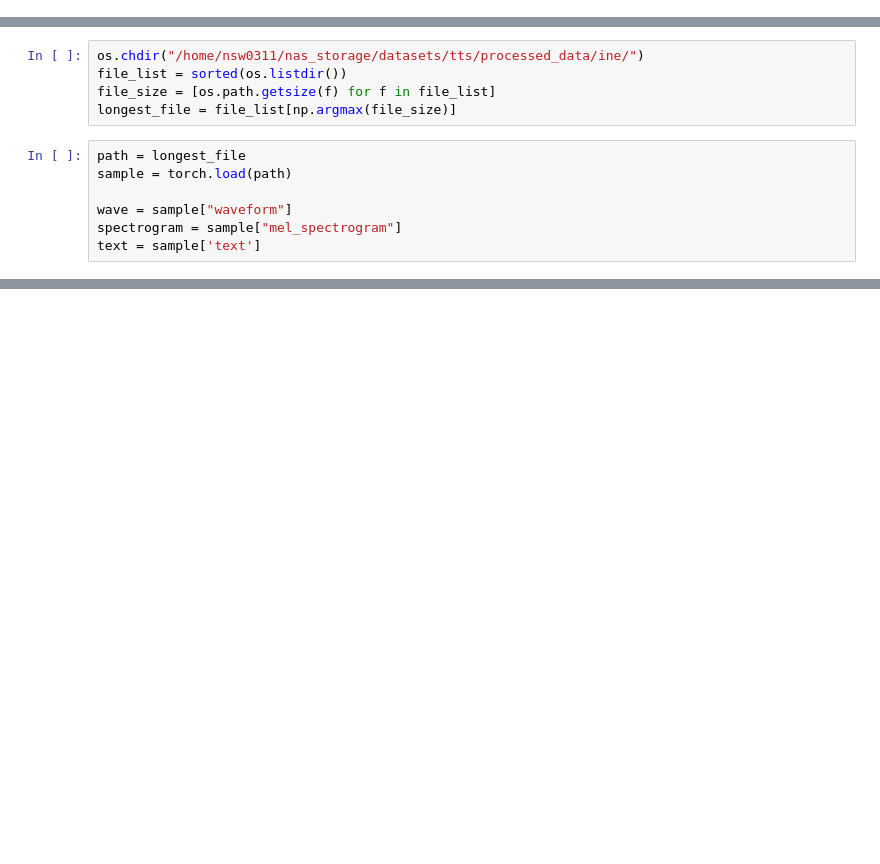
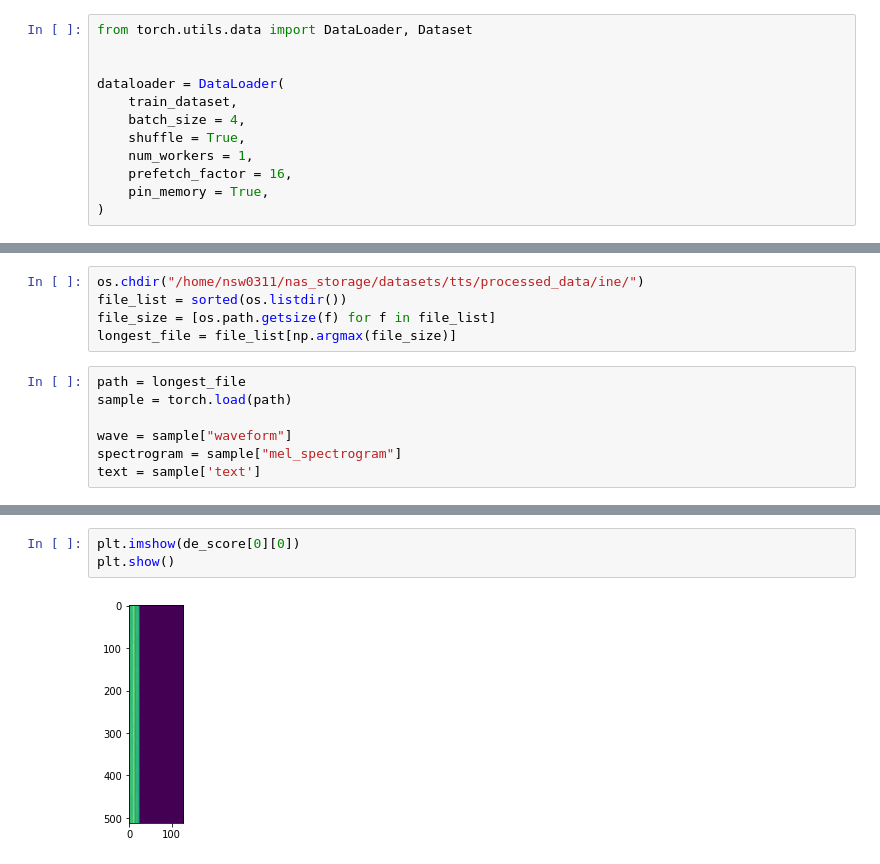
Before and after one commit to Nam-SW/TTS_practice, a Jupyter notebook: transformer_tts/test.ipynb, the cells around one changed output, grey strips where cells are left out. Drawn from its saved outputs; the diff is of its cells as text; blank space fills up the shorter version.

```diff
--- a/transformer_tts/test.ipynb
+++ b/transformer_tts/test.ipynb
@@ -28 +33,13 @@ get_datasets(
 )
+# %%
+from torch.utils.data import DataLoader, Dataset
+
+
+dataloader = DataLoader(
+    train_dataset,
+    batch_size = 4,
+    shuffle = True,
+    num_workers = 1,
+    prefetch_factor = 16,
+    pin_memory = True,
+)
@@ -151,0 +157,5 @@ spectrogram.shape, end.shape
+# %%
+plt.imshow(de_score[0][0])
+plt.show()
+# %% [output]
+[figure, added]
```
Also changed, not shown: parts of 28 cells of this notebook, 13 other files.
